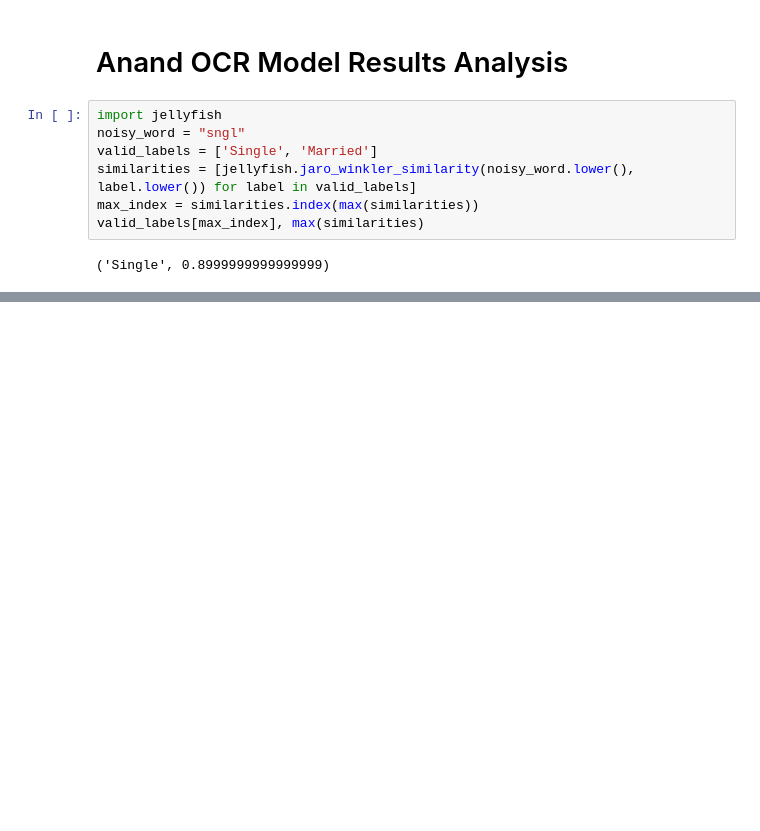
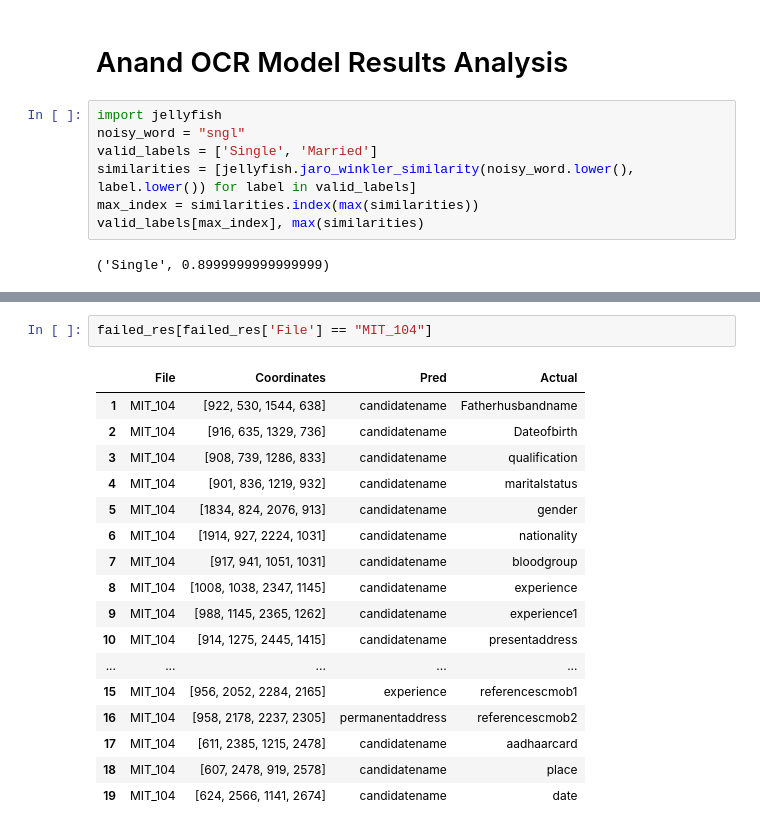
Before and after one commit to sathishkumartheta/tokenwise-dehado-ai, a Jupyter notebook: notebooks/OCR_Metrics.ipynb, the cells around one changed output, grey strips where cells are left out. Cells and saved outputs as stored; diff of their text form; blank space fills up the shorter version.

```diff
--- a/notebooks/OCR_Metrics.ipynb
+++ b/notebooks/OCR_Metrics.ipynb
@@ -1250,0 +1447,20 @@ out_img = np.zeros(size=(gray_image.width, ))
+# %%
+failed_res[failed_res['File'] == "MIT_104"]
+# %% [output]
+|  | File | Coordinates | Pred | Actual |
+| 1 | MIT_104 | [922, 530, 1544, 638] | candidatename | Fatherhusbandname |
+| 2 | MIT_104 | [916, 635, 1329, 736] | candidatename | Dateofbirth |
+| 3 | MIT_104 | [908, 739, 1286, 833] | candidatename | qualification |
+| 4 | MIT_104 | [901, 836, 1219, 932] | candidatename | maritalstatus |
+| 5 | MIT_104 | [1834, 824, 2076, 913] | candidatename | gender |
+| 6 | MIT_104 | [1914, 927, 2224, 1031] | candidatename | nationality |
+| 7 | MIT_104 | [917, 941, 1051, 1031] | candidatename | bloodgroup |
+| 8 | MIT_104 | [1008, 1038, 2347, 1145] | candidatename | experience |
+| 9 | MIT_104 | [988, 1145, 2365, 1262] | candidatename | experience1 |
+| 10 | MIT_104 | [914, 1275, 2445, 1415] | candidatename | presentaddress |
+| ... | ... | ... | ... | ... |
+| 15 | MIT_104 | [956, 2052, 2284, 2165] | experience | referencescmob1 |
+| 16 | MIT_104 | [958, 2178, 2237, 2305] | permanentaddress | referencescmob2 |
+| 17 | MIT_104 | [611, 2385, 1215, 2478] | candidatename | aadhaarcard |
+| 18 | MIT_104 | [607, 2478, 919, 2578] | candidatename | place |
+| 19 | MIT_104 | [624, 2566, 1141, 2674] | candidatename | date |
```
Also changed, not shown: parts of 153 cells of this notebook, 1 other file.
